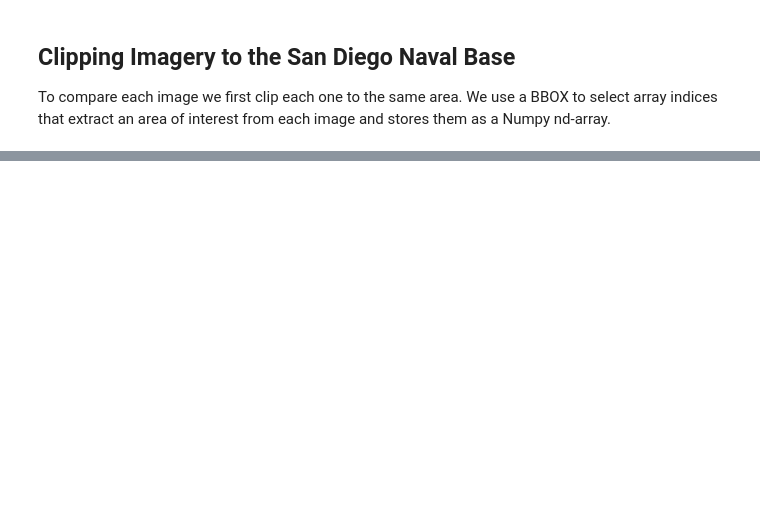
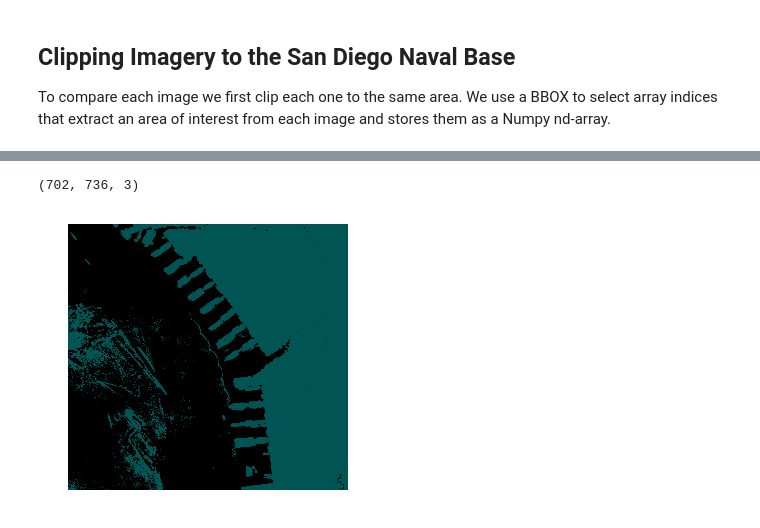
Before and after one commit to chelm/jupyter-demos, a Jupyter notebook: Planet Labs San Diego .ipynb, the cells around one changed output, grey strips where cells are left out. Drawn from its saved outputs; the diff is of its cells as text; code cells hidden in the pictures; blank space fills up the shorter version.

```diff
--- a/Planet Labs San Diego .ipynb
+++ b/Planet Labs San Diego .ipynb
@@ -199,0 +248,8 @@ for image_arr in clipped:
+# %%
+avg_mask = (masks[0] + masks[2] + masks[3]) / 3
+print avg_mask.shape
+avg_mask[:,:,0:3].shape
+render_array(avg_mask[:,:])
+# %% [output]
+(702, 736, 3)
+[figure, added]
```
Also changed, not shown: parts of 5 cells of this notebook.
